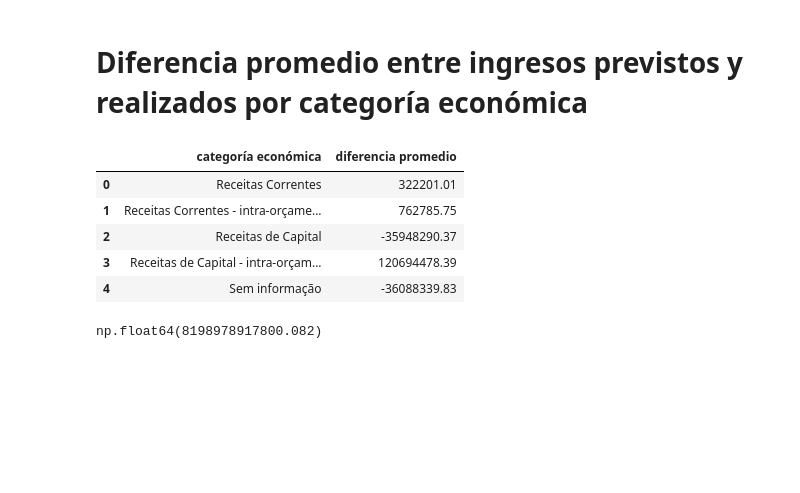
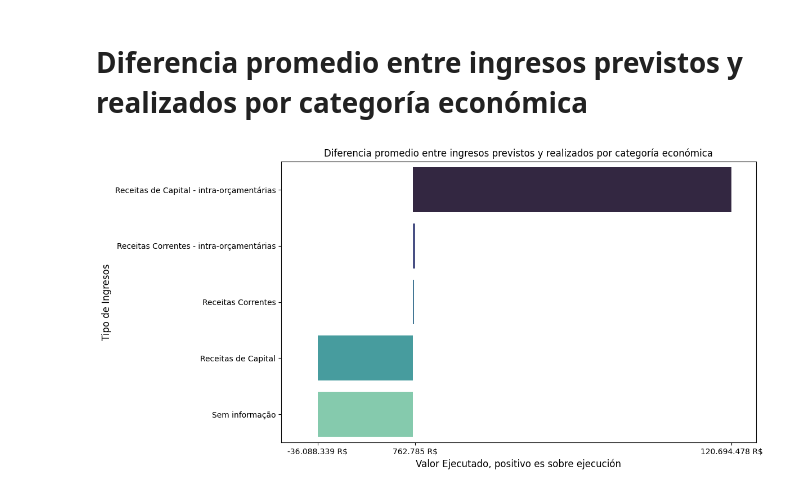
Before and after one commit to apelsito/Proyecto2-EDA-Ingresos-Brasil, a Jupyter notebook: jupyter_notebooks/03_EDA.ipynb, the cells around one changed output. Drawn from its saved outputs; the diff is of its cells as text; code cells hidden in the pictures; blank space fills up the shorter version.

```diff
--- a/jupyter_notebooks/03_EDA.ipynb
+++ b/jupyter_notebooks/03_EDA.ipynb
@@ -28,5 +27,7 @@ pd.set_option("display.max_columns", None) #Ver todo
 df = pd.read_csv("../datos/output/datos_2013_to_2021Fase2.csv", delimiter=",",index_col=0)
 # %% [markdown]
 df
+# %%
+df["fecha de registro"] = pd.to_datetime(df["fecha de registro"])
 # %%
 df.groupby("tipo de ingresos")["valor ejecutado"].sum().sort_values(ascending=False).reset_index()
@@ -90,23 +65,22 @@ df.head(1)
 # %% [markdown]
 # Diferencia promedio entre ingresos previstos y realizados por categoría económica
 # %%
-df["diferencia_ingresos"] = df["valor previsto actualizado"] - df["valor ejecutado"]
+df["diferencia_ingresos"] = -(df["valor previsto actualizado"] - df["valor ejecutado"])
 diferencia_promedio = df.groupby("categoría económica")["diferencia_ingresos"].mean().reset_index()
-diferencia_promedio.columns = ["categoría económica", "diferencia promedio"]
-diferencia_promedio["diferencia promedio"] = -diferencia_promedio["diferencia promedio"] #Invertimos debido a que si sale negativo es que hemos recaudado de promedio más
-diferencia_promedio
+diferencia_promedio.columns = ["categoría económica", "diferencia promedio"] #Invertimos debido a que si sale negativo es que hemos recaudado de promedio más
+diferencia_promedio.sort_values(ascending=False,by="diferencia promedio")
-# %% [output]
-|  | categoría económica | diferencia promedio |
-| 0 | Receitas Correntes | 322201.01 |
-| 1 | Receitas Correntes - intra-orçame... | 762785.75 |
-| 2 | Receitas de Capital | -35948290.37 |
-| 3 | Receitas de Capital - intra-orçam... | 120694478.39 |
-| 4 | Sem informação | -36088339.83 |
-# %%
-esperado1 = df["valor previsto actualizado"].sum()
-esperado2 = df["valor registrado"].sum()
-recaudado = df["valor ejecutado"].sum()
-
-(esperado1 + esperado2) - recaudado
-# %% [output]
-np.float64(8198978917800.082)
+# %%
+# Crear un gráfico de barras
+# Crear un gráfico de barras sin escala logarítmica para poder mostrar los negativos
+plt.figure(figsize=(12,6))
+sns.barplot(y="categoría económica", x="diferencia promedio",
+            data=diferencia_promedio.sort_values(ascending=False, by="diferencia promedio"),
+            palette="mako")
+plt.title("Diferencia promedio entre ingresos previstos y realizados por categoría económica")
+plt.xlabel("Valor Ejecutado, positivo es sobre ejecución", fontsize=12)
+plt.ylabel("Tipo de Ingresos", fontsize=12)
+plt.xticks(ticks=[-36088339,762785,120694478],labels=["-36.088.339 R$","762.785 R$","120.694.478 R$"])
+plt.xlim(-49900000,130000000)
+plt.tight_layout()
+# %% [output]
+[figure, added]
```
Also changed, not shown: parts of 27 cells of this notebook, 2 other files.
